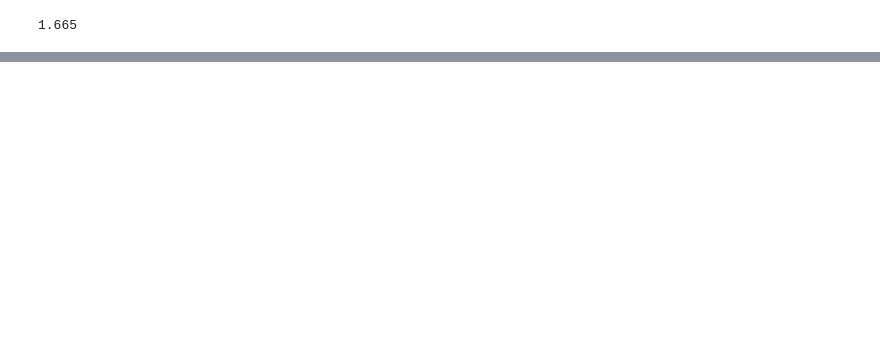
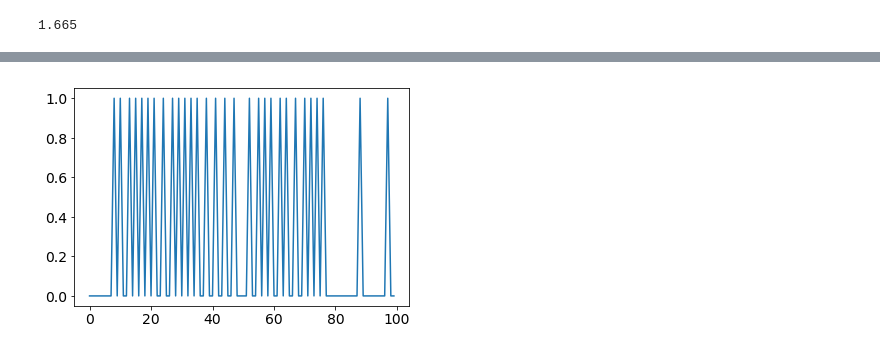
Before and after one commit to sagacitysite/pelenet, a Jupyter notebook: readout-learning.ipynb, the cells around one changed output, grey strips where cells are left out. Saved outputs shown, nothing was run; the diff lists cells and outputs as text; code cells hidden in the pictures; blank space fills up the shorter version.

```diff
--- a/readout-learning.ipynb
+++ b/readout-learning.ipynb
@@ -177,0 +123,4 @@ for i in range(data.shape[0]):
+# %%
+p = plt.plot(data[0,8])
+# %% [output]
+[figure, added]
```
Also changed, not shown: parts of 45 cells of this notebook, 14 other files.
